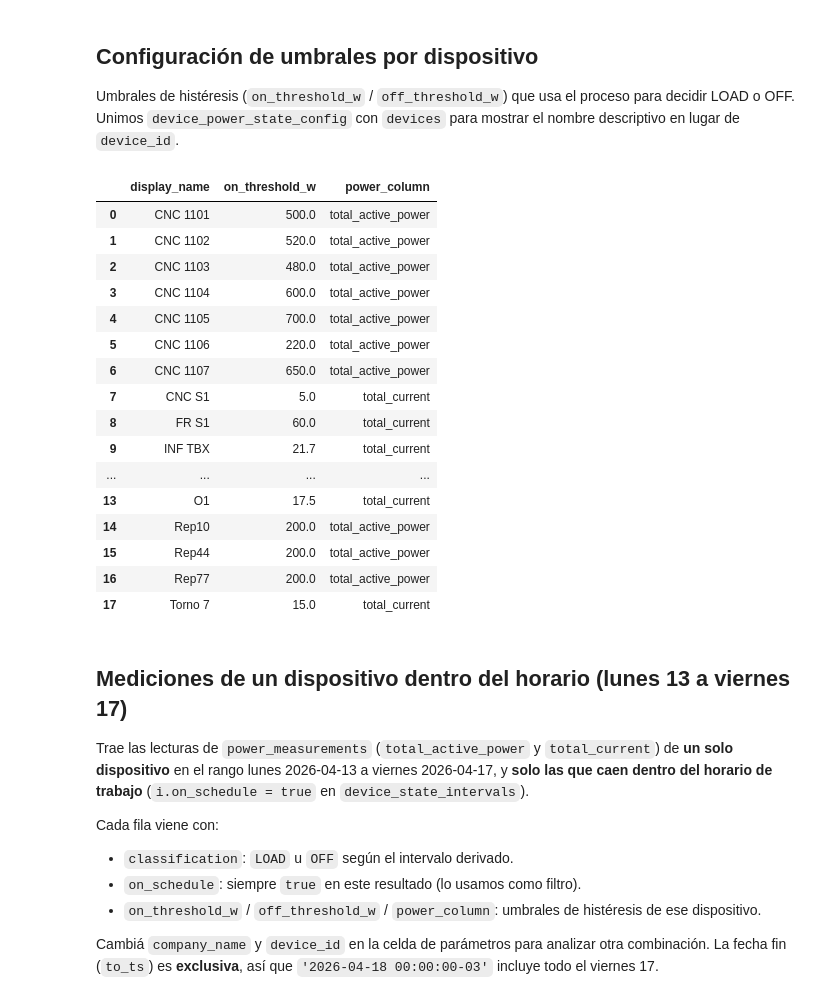
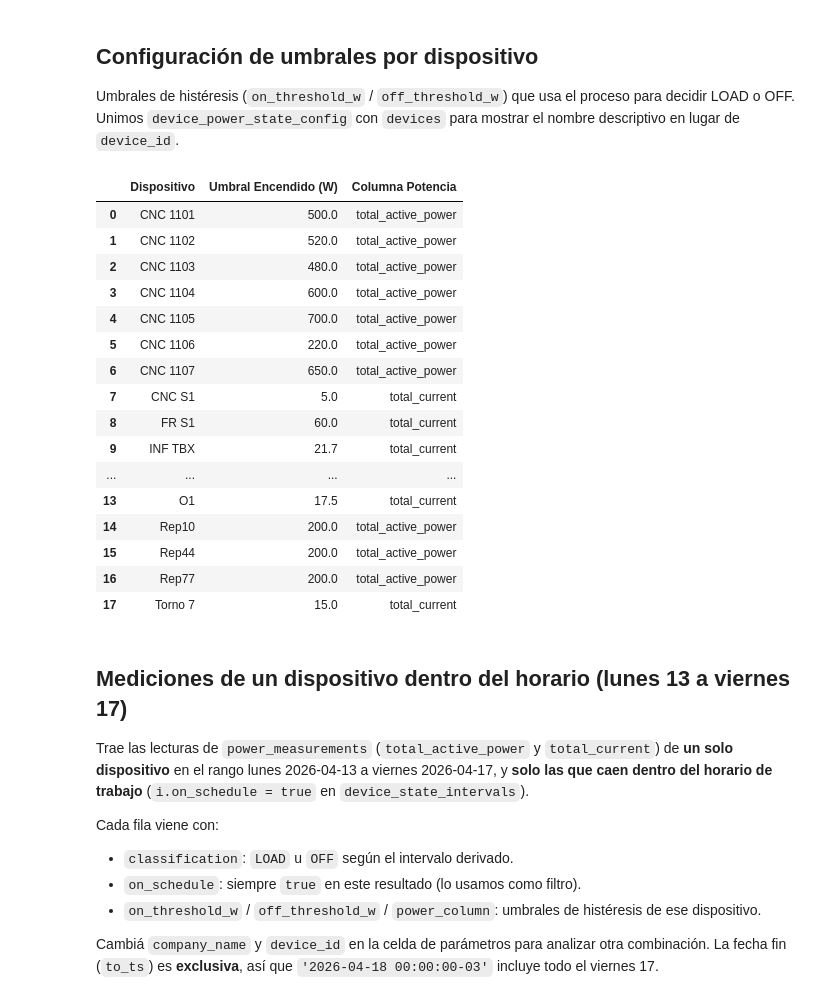
Before and after one commit to SRobles97/sl-algoritmos, a Jupyter notebook: notebooks/01-exploration.ipynb, the cells around one changed output. Saved outputs shown, nothing was run; the diff lists cells and outputs as text; code cells hidden in the pictures.

```diff
--- a/notebooks/01-exploration.ipynb
+++ b/notebooks/01-exploration.ipynb
@@ -65,32 +57,42 @@ query(
 
 Umbrales de histéresis (`on_threshold_w` / `off_threshold_w`) que usa el proceso para decidir LOAD o OFF. Unimos `device_power_state_config` con `devices` para mostrar el nombre descriptivo en lugar de `device_id`.
 # %%
-query(
-    "SELECT d.display_name, "
+df = query(    "SELECT d.display_name, "
     "       c.on_threshold_w, "
     "       c.power_column "
     "FROM device_power_state_config c "
     "JOIN devices d ON d.id = c.device_id "
-    "ORDER BY d.display_name"
-)
+    "ORDER BY d.display_name")
+
+df = df.rename(columns={
+
+    "display_name": "Dispositivo",
+
+    "on_threshold_w": "Umbral Encendido (W)",
+
+    "power_column": "Columna Potencia"
+
+})
-# %% [output]
-|  | display_name | on_threshold_w | power_column |
-| 0 | CNC 1101 | 500.0 | total_active_power |
-| 1 | CNC 1102 | 520.0 | total_active_power |
-| 2 | CNC 1103 | 480.0 | total_active_power |
-| 3 | CNC 1104 | 600.0 | total_active_power |
-| 4 | CNC 1105 | 700.0 | total_active_power |
-| 5 | CNC 1106 | 220.0 | total_active_power |
-| 6 | CNC 1107 | 650.0 | total_active_power |
-| 7 | CNC S1 | 5.0 | total_current |
-| 8 | FR S1 | 60.0 | total_current |
-| 9 | INF TBX | 21.7 | total_current |
-| ... | ... | ... | ... |
-| 13 | O1 | 17.5 | total_current |
-| 14 | Rep10 | 200.0 | total_active_power |
-| 15 | Rep44 | 200.0 | total_active_power |
-| 16 | Rep77 | 200.0 | total_active_power |
-| 17 | Torno 7 | 15.0 | total_current |
+# %%
+df
+# %% [output]
+|  | Dispositivo | Umbral Encendido (W) | Columna Potencia |
+| 0 | CNC 1101 | 500.0 | total_active_power |
+| 1 | CNC 1102 | 520.0 | total_active_power |
+| 2 | CNC 1103 | 480.0 | total_active_power |
+| 3 | CNC 1104 | 600.0 | total_active_power |
+| 4 | CNC 1105 | 700.0 | total_active_power |
+| 5 | CNC 1106 | 220.0 | total_active_power |
+| 6 | CNC 1107 | 650.0 | total_active_power |
+| 7 | CNC S1 | 5.0 | total_current |
+| 8 | FR S1 | 60.0 | total_current |
+| 9 | INF TBX | 21.7 | total_current |
+| ... | ... | ... | ... |
+| 13 | O1 | 17.5 | total_current |
+| 14 | Rep10 | 200.0 | total_active_power |
+| 15 | Rep44 | 200.0 | total_active_power |
+| 16 | Rep77 | 200.0 | total_active_power |
+| 17 | Torno 7 | 15.0 | total_current |
 # %% [markdown]
 ## Mediciones de un dispositivo dentro del horario (lunes 13 a viernes 17)
 
```
Also changed, not shown: parts of 2 cells of this notebook, 4 other files.
